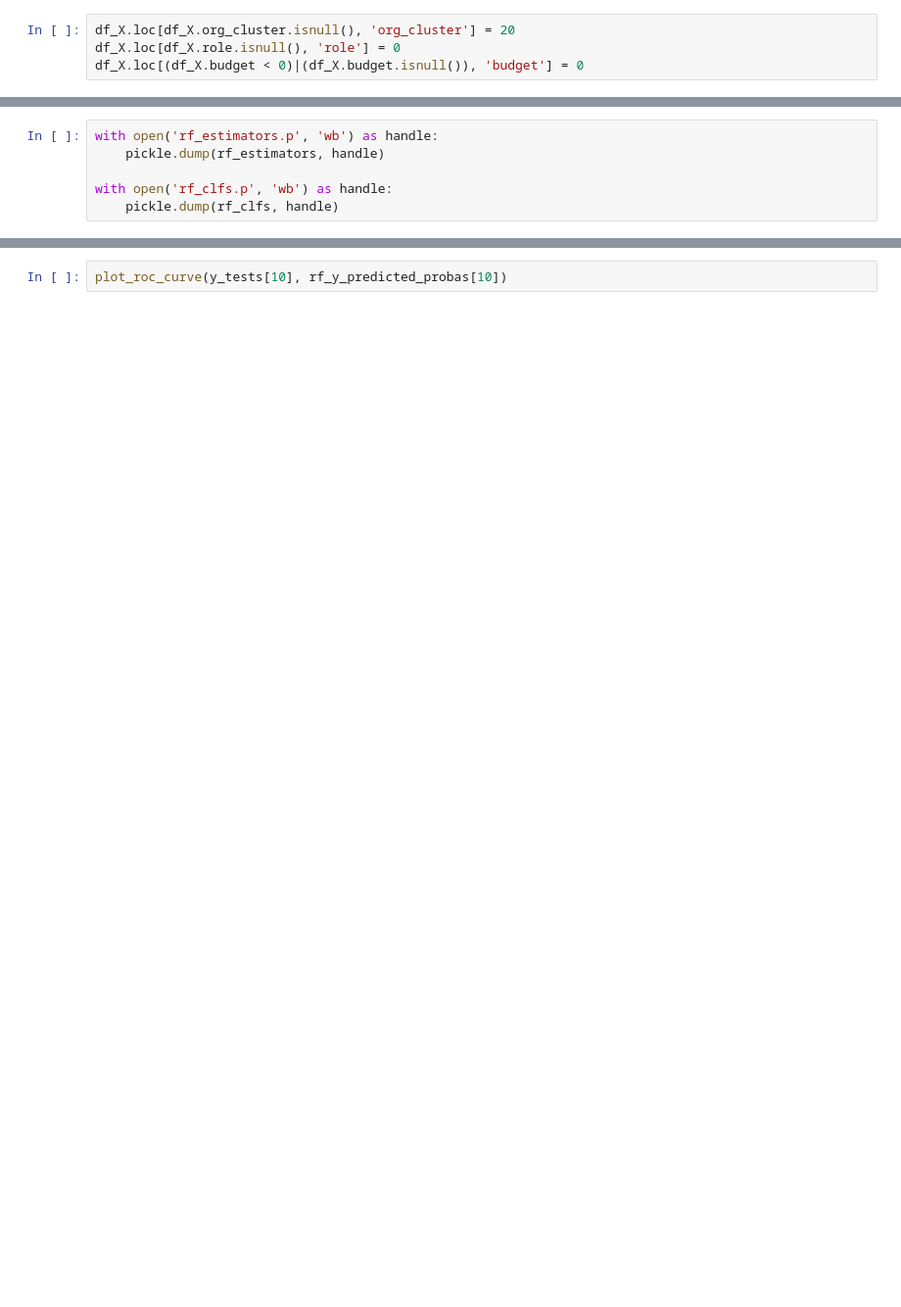
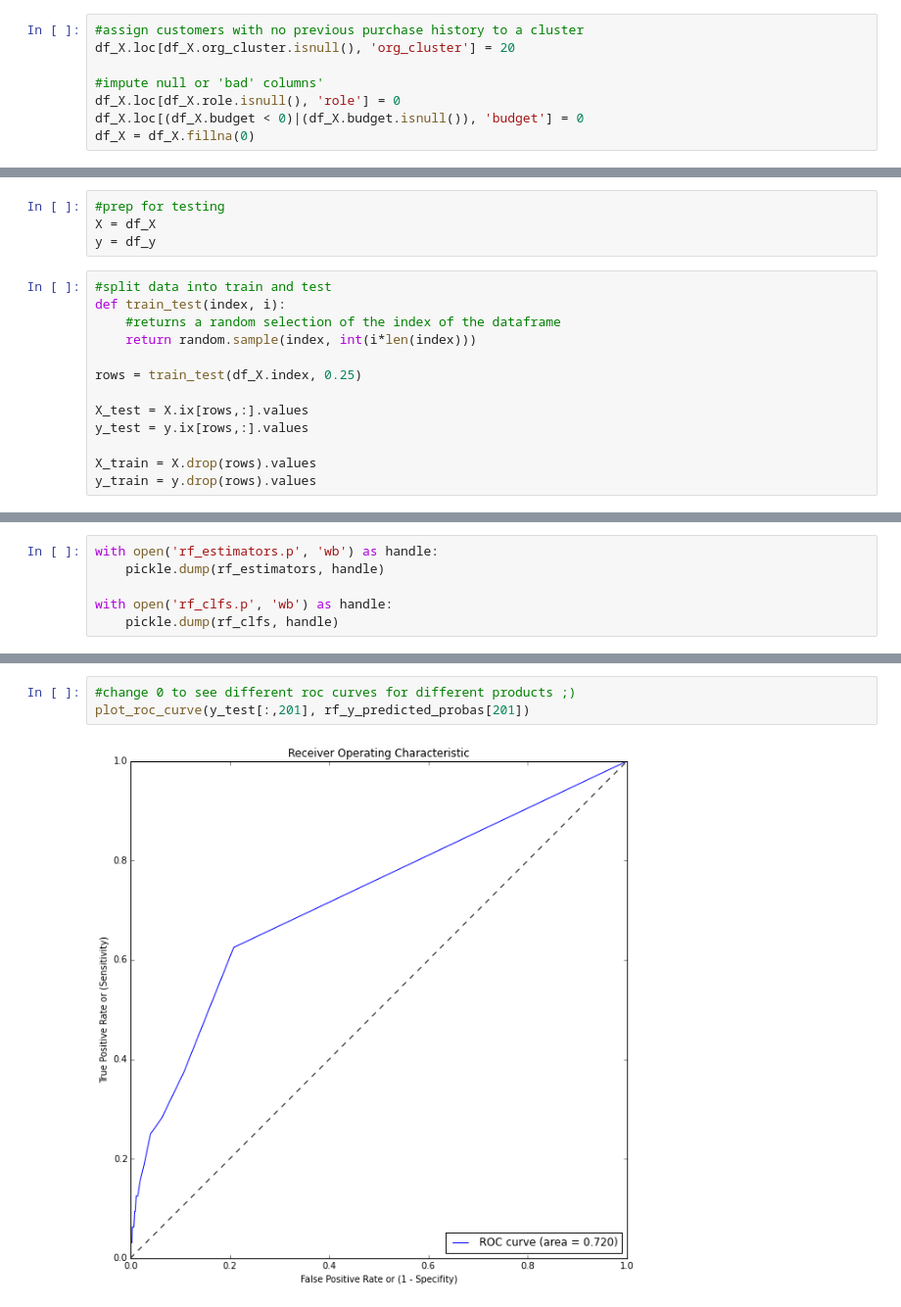
Before and after one commit to DataKind-SF/techsoup-global, a Jupyter notebook: DataKind_TechSoup.ipynb, the cells around one changed output, grey strips where cells are left out. Shown at 98% size. Saved outputs shown, nothing was run; the diff lists cells and outputs as text; blank space fills up the shorter version.

```diff
--- a/DataKind_TechSoup.ipynb
+++ b/DataKind_TechSoup.ipynb
@@ -163,5 +212,9 @@ print df_y.shape
 # %%
+#assign customers with no previous purchase history to a cluster
 df_X.loc[df_X.org_cluster.isnull(), 'org_cluster'] = 20
+
+#impute null or 'bad' columns'
 df_X.loc[df_X.role.isnull(), 'role'] = 0
 df_X.loc[(df_X.budget < 0)|(df_X.budget.isnull()), 'budget'] = 0
+df_X = df_X.fillna(0)
 # %%
@@ -176,0 +229,17 @@ y = df_y.values
+# %%
+#prep for testing
+X = df_X
+y = df_y
+# %%
+#split data into train and test
+def train_test(index, i):
+    #returns a random selection of the index of the dataframe
+    return random.sample(index, int(i*len(index)))
+
+rows = train_test(df_X.index, 0.25)
+
+X_test = X.ix[rows,:].values
+y_test = y.ix[rows,:].values
+
+X_train = X.drop(rows).values
+y_train = y.drop(rows).values
@@ -249,5 +409,8 @@ def plot_roc_curve(target_test, target_predicted_proba):
     plt.ylabel('True Positive Rate or (Sensitivity)')
     plt.title('Receiver Operating Characteristic')
     plt.legend(loc="lower right")
-# %%
-plot_roc_curve(y_tests[10], rf_y_predicted_probas[10])
+# %%
+#change 0 to see different roc curves for different products ;)
+plot_roc_curve(y_test[:,201], rf_y_predicted_probas[201])
+# %% [output]
+[figure, added]
```
Also changed, not shown: parts of 57 cells of this notebook, 2 other files.
